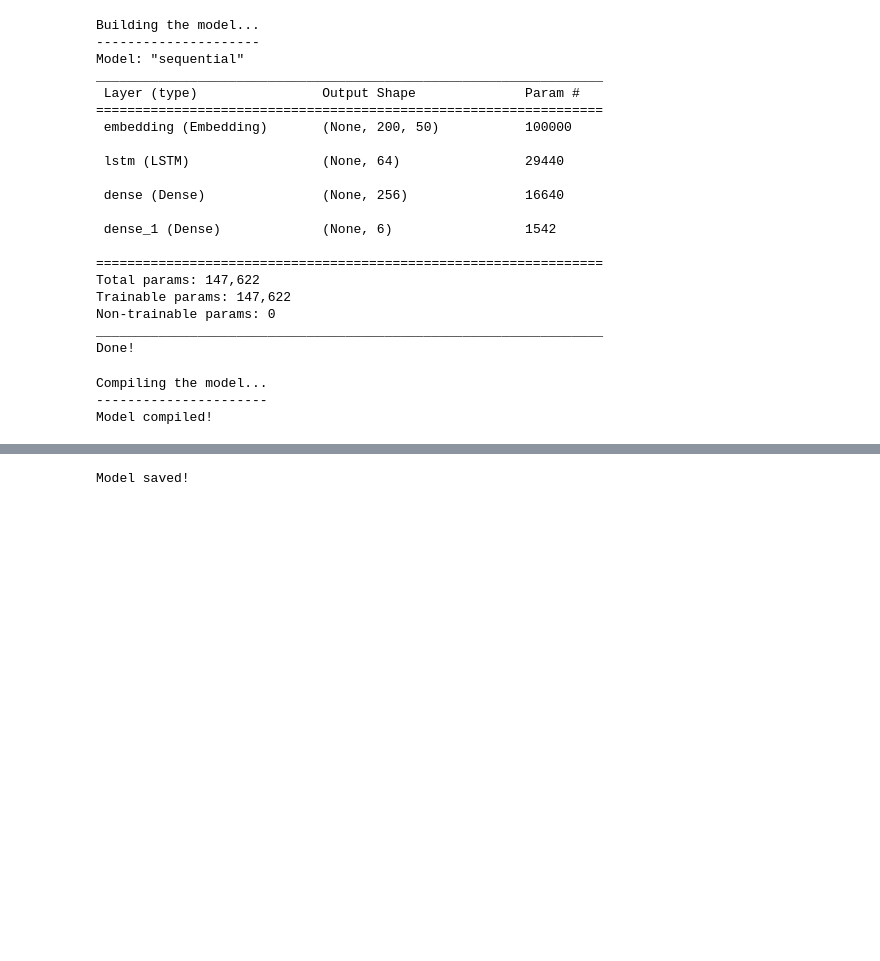
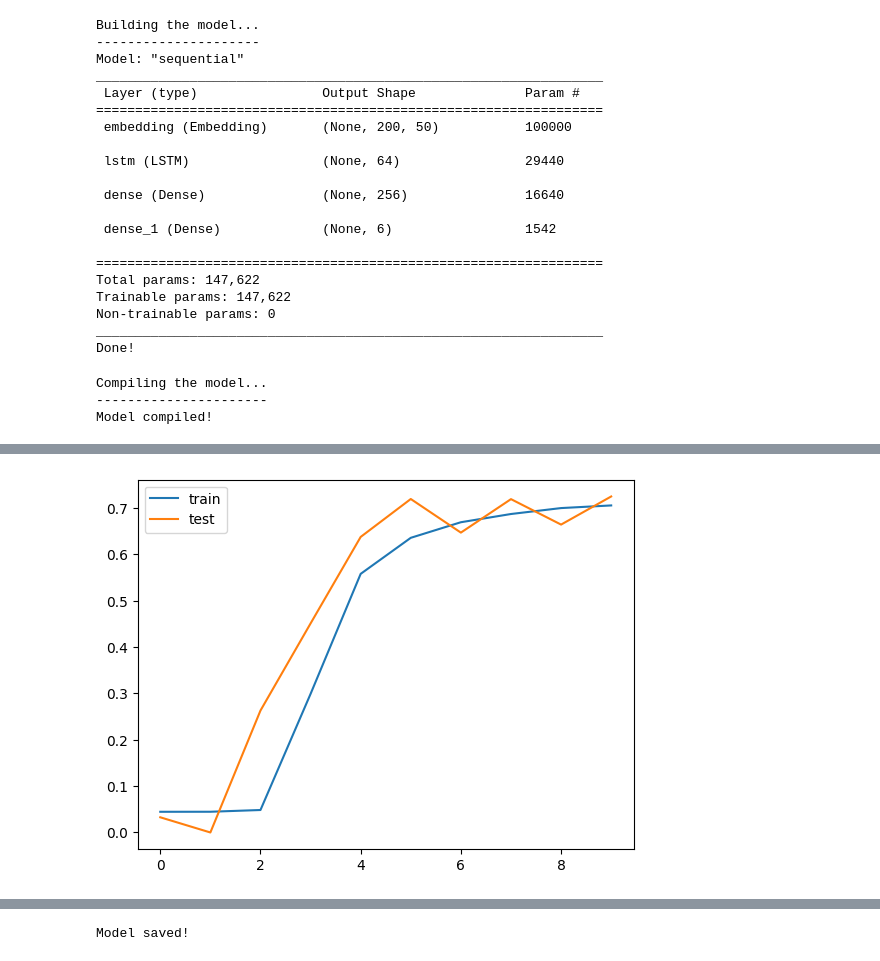
Before and after one commit to gloryodeyemi/COMP_8610_Project_02, a Jupyter notebook: main.ipynb, the cells around one changed output, grey strips where cells are left out. Saved outputs shown, nothing was run; the diff lists cells and outputs as text; code cells hidden in the pictures; blank space fills up the shorter version.

```diff
--- a/main.ipynb
+++ b/main.ipynb
@@ -168,0 +214,4 @@ lstm.plot_accuracy(history)
+# %%
+lstm.plot_recall(history)
+# %% [output]
+[figure, added]
```
Also changed, not shown: parts of 27 cells of this notebook, 12 other files.
